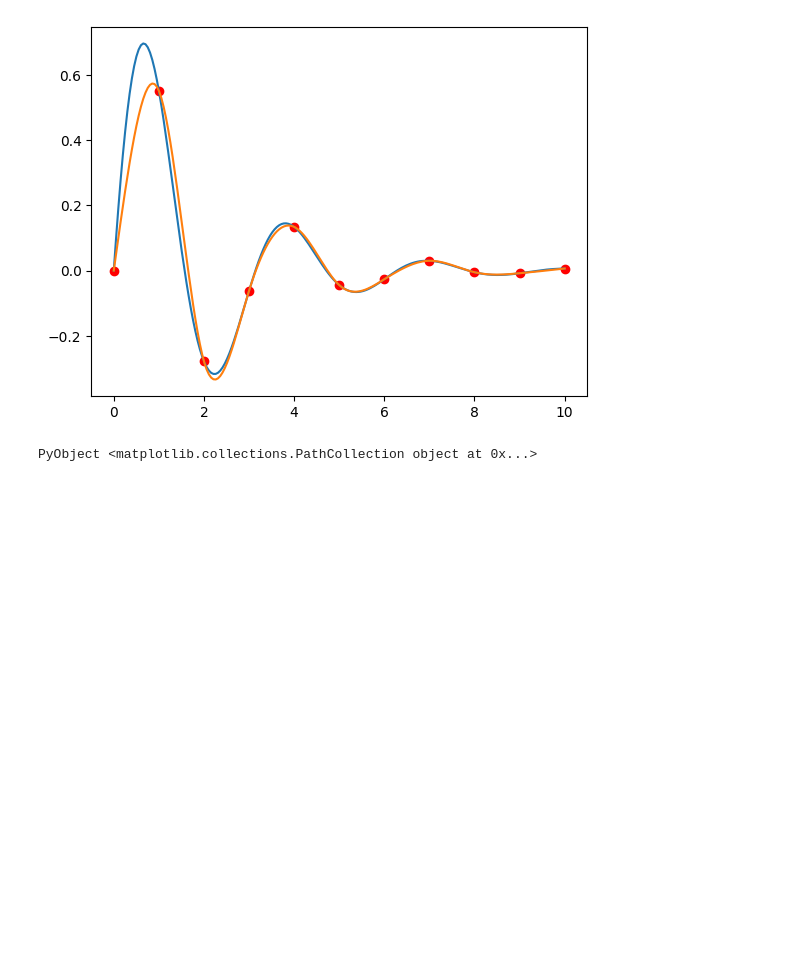
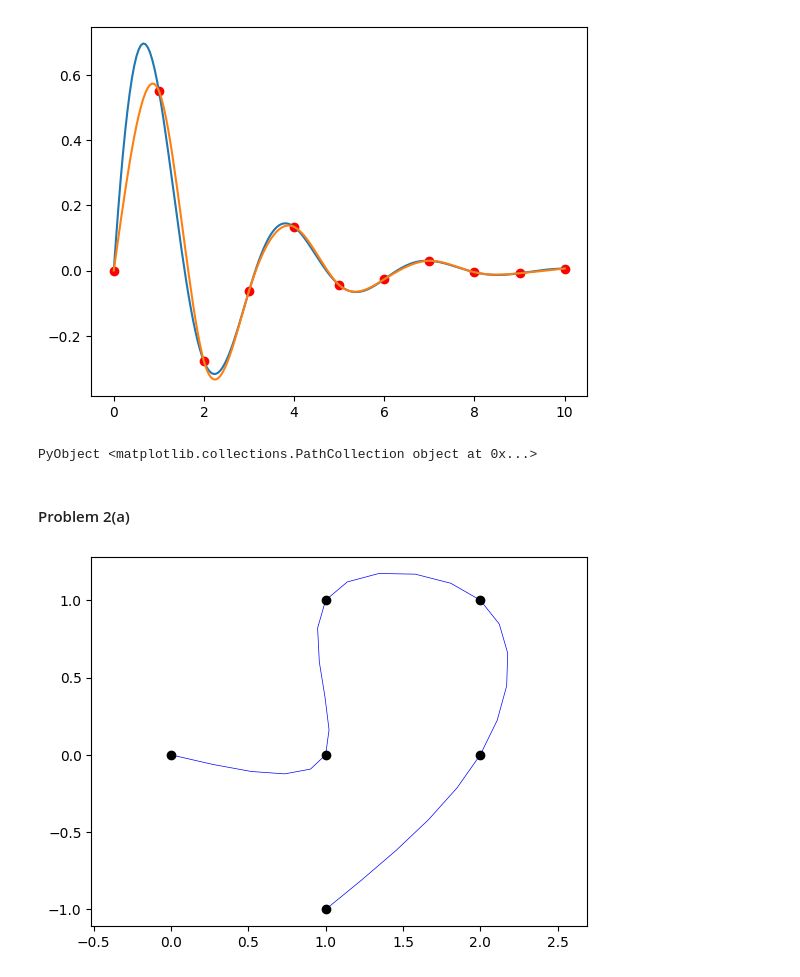
Before and after one commit to TagoreZhao/MATH124, a Jupyter notebook: HW8.ipynb, the cells around one changed output. Cells and saved outputs as stored; diff of their text form; code cells hidden in the pictures; blank space fills up the shorter version.

```diff
--- a/HW8.ipynb
+++ b/HW8.ipynb
@@ -60,3 +60,22 @@ scatter(x,y,color = "red")
 # %% [output]
 [figure]
 PyObject <matplotlib.collections.PathCollection object at 0x...>
+# %% [markdown]
+#### Problem 2(a)
+# %%
+function plot_parametric_spline(x,y; r = 10)
+    t =  collect(1:1:length(x))
+    tt = (collect(range(0, stop=length(x), length=3*r+1)))
+    #we will do the interpolation on both x and y
+    b1,c1,d1 = cubic_spline(t,x)
+    b2,c2,d2 = cubic_spline(t,y)
+    xx = spline_eval(t,x,b1,c1,d1,tt)
+    yy = spline_eval(t,y,b2,c2,d2,tt)
+    plot(xx,yy,linewidth = 0.5,color = "blue")
+    axis("equal")
+end
+xy = [0 0; 1 0; 1 1; 2 1; 2 0; 1 -1]
+plot_parametric_spline(xy[:,1], xy[:,2])
+plot(xy[:,1], xy[:,2], "ko");
+# %% [output]
+[figure, added]
```
